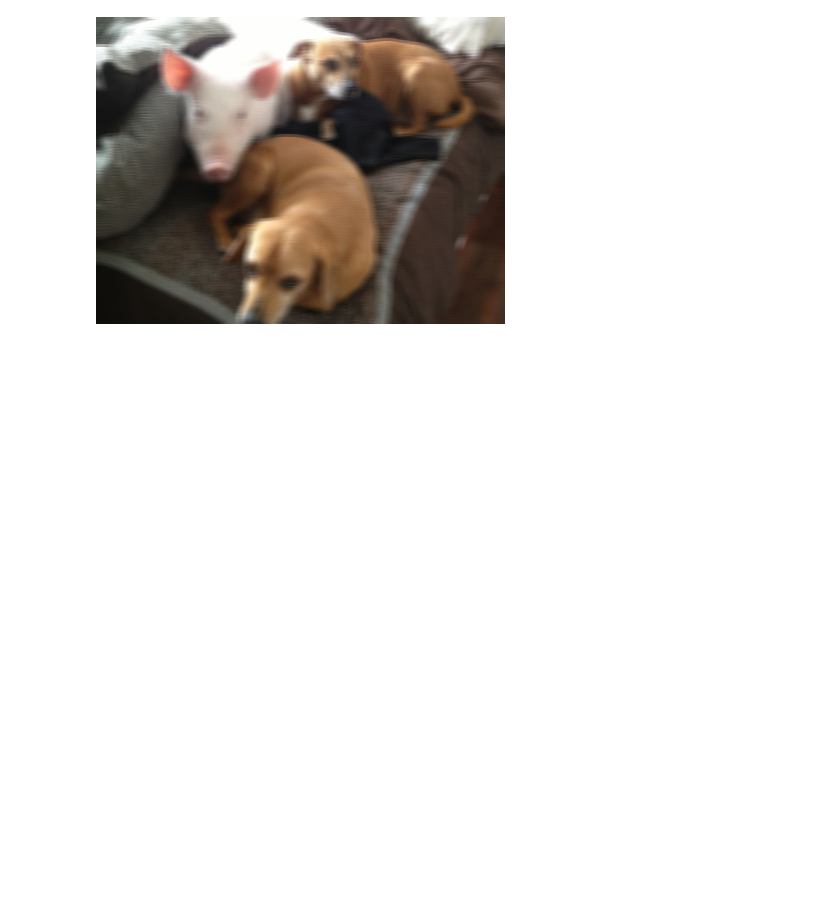
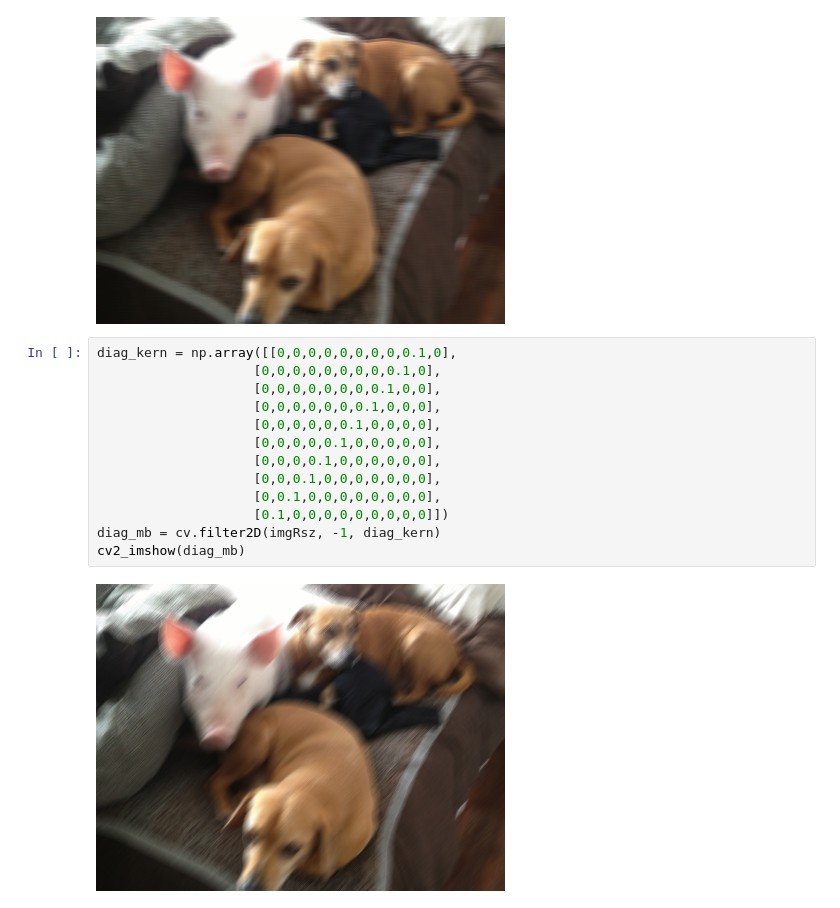
Before and after one commit to atharvakarnik/DataScience, a Jupyter notebook: CV_MotionBlur.ipynb, the cells around one changed output. Drawn from its saved outputs; the diff is of its cells as text; blank space fills up the shorter version.

```diff
--- a/CV_MotionBlur.ipynb
+++ b/CV_MotionBlur.ipynb
@@ -52,3 +52,18 @@ raw_mb = cv.filter2D(imgRsz, -1, raw_kern)
 cv2_imshow(raw_mb)
 # %% [output]
 [figure]
+# %%
+diag_kern = np.array([[0,0,0,0,0,0,0,0,0.1,0],
+                    [0,0,0,0,0,0,0,0,0.1,0],
+                    [0,0,0,0,0,0,0,0.1,0,0],
+                    [0,0,0,0,0,0,0.1,0,0,0],
+                    [0,0,0,0,0,0.1,0,0,0,0],
+                    [0,0,0,0,0.1,0,0,0,0,0],
+                    [0,0,0,0.1,0,0,0,0,0,0],
+                    [0,0,0.1,0,0,0,0,0,0,0],
+                    [0,0.1,0,0,0,0,0,0,0,0],
+                    [0.1,0,0,0,0,0,0,0,0,0]])
+diag_mb = cv.filter2D(imgRsz, -1, diag_kern)
+cv2_imshow(diag_mb)
+# %% [output]
+[figure, added]
```
Also changed, not shown: parts of 3 cells of this notebook.
